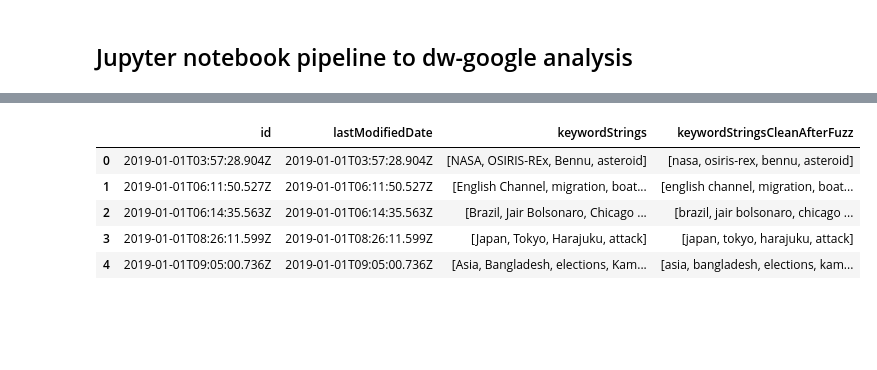
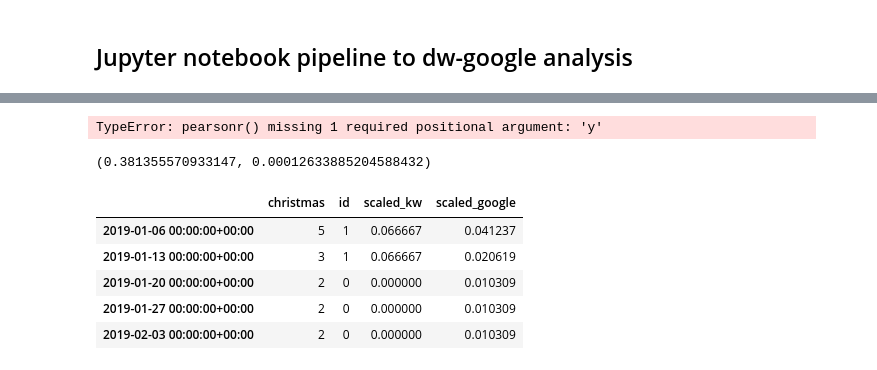
Before and after one commit to mariosakritas/NLP-methods-for-news-articles, a Jupyter notebook: notebooks/anya_dw_google_keyword_timeseries.ipynb, the cells around one changed output, grey strips where cells are left out. Drawn from its saved outputs; the diff is of its cells as text; code cells hidden in the pictures; blank space fills up the shorter version.

Commit message:
new notebook to analyse dw and google keyword timeseries

```diff
--- a/notebooks/anya_dw_google_keyword_timeseries.ipynb
+++ b/notebooks/anya_dw_google_keyword_timeseries.ipynb
@@ -30,7 +37,7 @@ flat_keywords=list(itertools.chain(*list(df['keywordStringsCleanAfterFuzz'])))
 # %%
 #input any keyword
-
-input_keyword = 'Donald Trump'
+flat_keywords=list(itertools.chain(*list(df['keywordStringsCleanAfterFuzz'])))
+input_keyword = 'Christmas'
 start_date='2019-01-01'
 end_date='2021-01-01'
 #interactive version
@@ -40,6 +47,6 @@ end_date='2021-01-01'
 #df_clean = truncate_data(df_clean, start_date, end_date)
 
 #match it to out database
-keyword=process.extractOne(input_keyword, flat_keywords)[0]
-keyword
+selected_keyword=process.extractOne(input_keyword, flat_keywords)[0]
+selected_keyword
 # %% [output]
@@ -189,0 +177,7 @@ def get_dw_timeseries(df_clean, keyword, resolution = 'weekly', start_date = '20
+# %%
+start='2019-01-01'
+end='2021-01-01'
+google_df = get_interest_over_time(selected_keyword, start_date = start, end_date=end)
+dw_mentions = get_dw_timeseries_FT(df, selected_keyword, start = start, end=end)
+line_fig = get_interest_over_time_plot(google_df,dw_mentions,selected_keyword)
+#line_fig
@@ -189,0 +218,8 @@ def get_dw_timeseries(df_clean, keyword, resolution = 'weekly', start_date = '20
+# %%
+# merge DW keyword count and google searches
+#    into one dataframe based on datetime index
+
+google_searches = get_interest_over_time(selected_keyword, start_date = start_date, end_date=end_date)
+google_searches.index=pd.to_datetime(google_searches.index).tz_localize('utc') #add timezone if missing
+
+df_plot=google_searches.merge(pd.DataFrame(dw_mentions),left_index=True, right_index=True) #merge dataframes
@@ -189,0 +238,10 @@ def get_dw_timeseries(df_clean, keyword, resolution = 'weekly', start_date = '20
+# %%
+#scaling of the two time series
+from sklearn.preprocessing import MinMaxScaler
+scaler = MinMaxScaler()
+#df_plot.iloc[[:,1]]
+df_plot['scaled_kw']=scaler.fit_transform(df_plot[['id']])
+df_plot['scaled_google']=scaler.fit_transform(df_plot[[selected_keyword]])
+#scaler.fit_transform(df_plot.values[:,1])
+
+#df_plot
@@ -190,9 +261,18 @@ def get_dw_timeseries(df_clean, keyword, resolution = 'weekly', start_date = '20
+# %%
+import scipy
+scipy.stats.pearsonr(df_plot.iloc[:,2],df_plot.iloc[:,3])
+# %% [output]
+TypeError: pearsonr() missing 1 required positional argument: 'y'
+# %%
+scipy.stats.pearsonr(df_plot.iloc[:,0],df_plot.iloc[:,1])
+# %% [output]
+(0.381355570933147, 0.00012633885204588432)
 # %%
-df_clean.head()
+df_plot.head()
 # %% [output]
-|  | id | lastModifiedDate | keywordStrings | keywordStringsCleanAfterFuzz |
-| 0 | 2019-01-01T03:57:28.904Z | 2019-01-01T03:57:28.904Z | [NASA, OSIRIS-REx, Bennu, asteroid] | [nasa, osiris-rex, bennu, asteroid] |
-| 1 | 2019-01-01T06:11:50.527Z | 2019-01-01T06:11:50.527Z | [English Channel, migration, boat... | [english channel, migration, boat... |
-| 2 | 2019-01-01T06:14:35.563Z | 2019-01-01T06:14:35.563Z | [Brazil, Jair Bolsonaro, Chicago ... | [brazil, jair bolsonaro, chicago ... |
-| 3 | 2019-01-01T08:26:11.599Z | 2019-01-01T08:26:11.599Z | [Japan, Tokyo, Harajuku, attack] | [japan, tokyo, harajuku, attack] |
-| 4 | 2019-01-01T09:05:00.736Z | 2019-01-01T09:05:00.736Z | [Asia, Bangladesh, elections, Kam... | [asia, bangladesh, elections, kam... |
+|  | christmas | id | scaled_kw | scaled_google |
+| 2019-01-06 00:00:00+00:00 | 5 | 1 | 0.066667 | 0.041237 |
+| 2019-01-13 00:00:00+00:00 | 3 | 1 | 0.066667 | 0.020619 |
+| 2019-01-20 00:00:00+00:00 | 2 | 0 | 0.000000 | 0.010309 |
+| 2019-01-27 00:00:00+00:00 | 2 | 0 | 0.000000 | 0.010309 |
+| 2019-02-03 00:00:00+00:00 | 2 | 0 | 0.000000 | 0.010309 |
```
Also changed, not shown: parts of 37 cells of this notebook.
